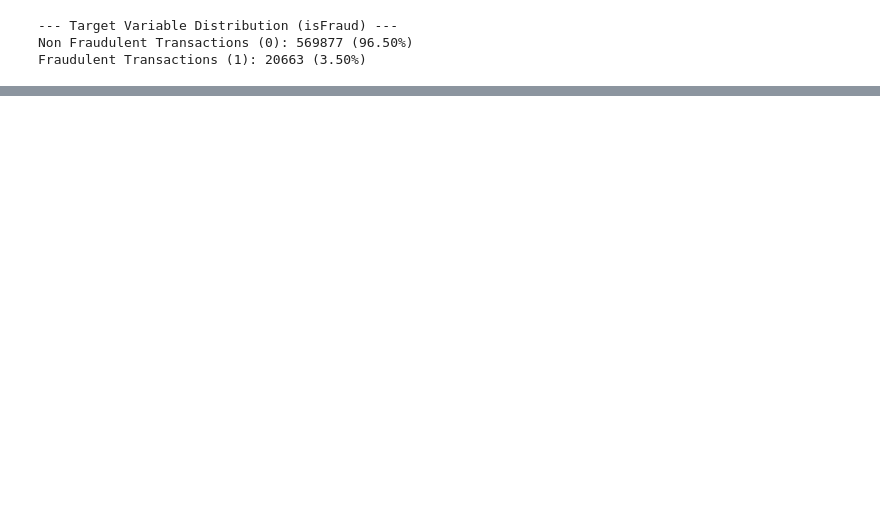
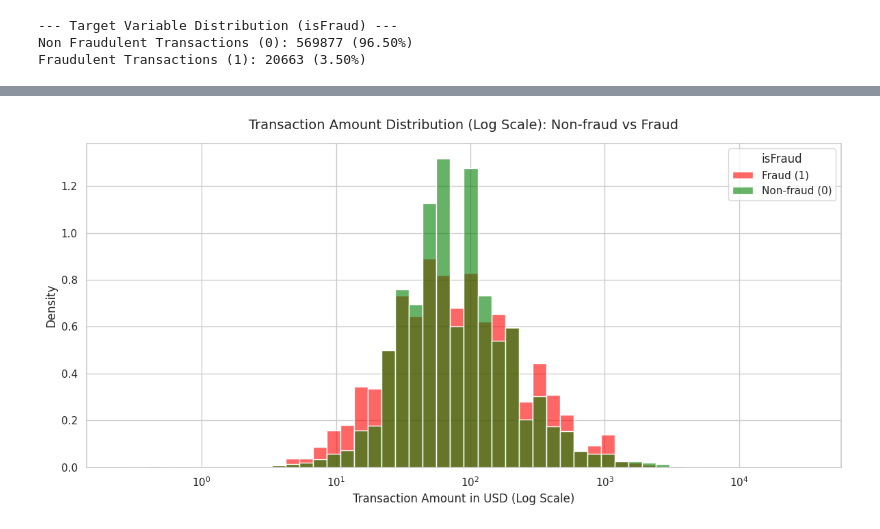
Before and after one commit to Rmendivil94/retail-fraud-detection, a Jupyter notebook: notebooks/01_EDA_and_Data_Cleaning.ipynb, the cells around one changed output, grey strips where cells are left out. Saved outputs shown, nothing was run; the diff lists cells and outputs as text; code cells hidden in the pictures; blank space fills up the shorter version.

```diff
--- a/notebooks/01_EDA_and_Data_Cleaning.ipynb
+++ b/notebooks/01_EDA_and_Data_Cleaning.ipynb
@@ -203,0 +248,8 @@ Passing `palette` without assigning `hue` is deprecated and will be removed in v
+# %%
+# 1. TransactionAmt: Median & Mean | Mediana y Media
+train['TransactionAmt'] = train['TransactionAmt'].astype('float32')
+print("--- Summary of Transaction Amounts (USD) ---")
+print("Non-fraud (0):")
+print(train[train['isFraud'] == 0]['TransactionAmt'].describe()[['mean', '50%', 'max']])
+print("\nFraud (1):")
+print(train[train['isFraud'] == 1]['TransactionAmt'].describe()[['mean', '50%', 'max']])
@@ -203,0 +269,28 @@ Passing `palette` without assigning `hue` is deprecated and will be removed in v
+# %%
+# 2. Visual settings | Configuración Visual
+plt.figure(figsize = (12 , 6))
+sns.set_theme(style = "whitegrid")
+
+# 3. Logarithmic scale distribution chart | Gráfico de distribución con Escala Logarítmica
+# We use log_scale=True because the amounts have a very long right tail (massive outliers)
+# Usamos log_scale=True porque los montos tienen una cola derecha muy larga (outliers masivos)
+ax = sns.histplot(
+    data = train,
+    x = 'TransactionAmt',
+    hue = 'isFraud',
+    common_norm = False,
+    stat = 'density',
+    log_scale = True,
+    palette = ['green', 'red'],
+    alpha = 0.6,
+    bins = 50
+)
+
+plt.title('Transaction Amount Distribution (Log Scale): Non-fraud vs Fraud', fontsize = 14, pad = 15)
+plt.xlabel('Transaction Amount in USD (Log Scale)', fontsize = 12)
+plt.ylabel('Density', fontsize = 12)
+plt.legend(title = 'isFraud', labels = ['Fraud (1)', 'Non-fraud (0)'])
+plt.tight_layout()
+plt.show()
+# %% [output]
+[figure, added]
```
Also changed, not shown: parts of 24 cells of this notebook.
